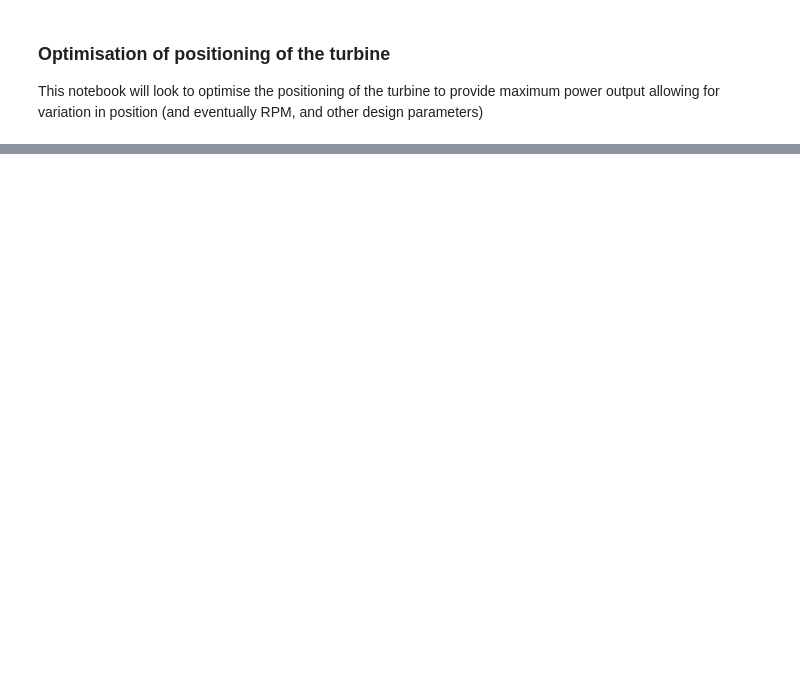
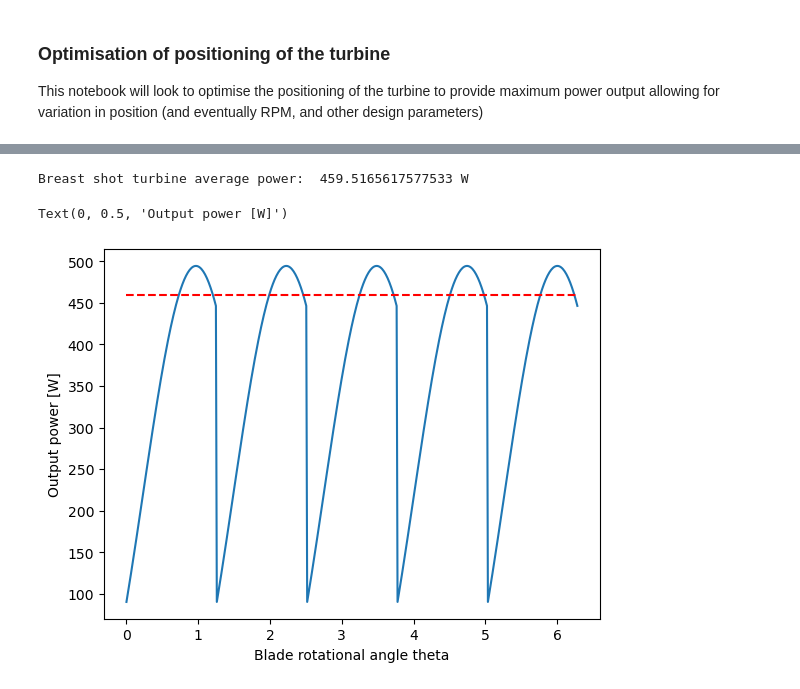
Before and after one commit to pilipb/DP4-code, a Jupyter notebook: optimisation.ipynb, the cells around one changed output, grey strips where cells are left out. Cells and saved outputs as stored; diff of their text form; code cells hidden in the pictures; blank space fills up the shorter version.

```diff
--- a/optimisation.ipynb
+++ b/optimisation.ipynb
@@ -68,0 +77,18 @@ Optimization terminated successfully.
+# %%
+# show the performance of the turbine
+turbine.analysis(newx, newy , RPM = 15)
+
+# plot the power vs. theta
+plt.plot(turbine.avg_power_angle, turbine.avg_power_list)
+
+print('Breast shot turbine average power: ', turbine.avg_power, 'W')
+# plot average power for line
+plt.plot([turbine.avg_power_angle[0], turbine.avg_power_angle[-1]], [turbine.avg_power, turbine.avg_power], 'r--')
+
+plt.xlabel('Blade rotational angle theta')
+plt.ylabel('Output power [W]')
+# plt.title('Output power vs. blade rotational angle for Breastshot turbine')
+# %% [output]
+Breast shot turbine average power:  459.5165617577533 W
+Text(0, 0.5, 'Output power [W]')
+[figure, added]
```
Also changed, not shown: parts of 8 cells of this notebook, 7 other files.
